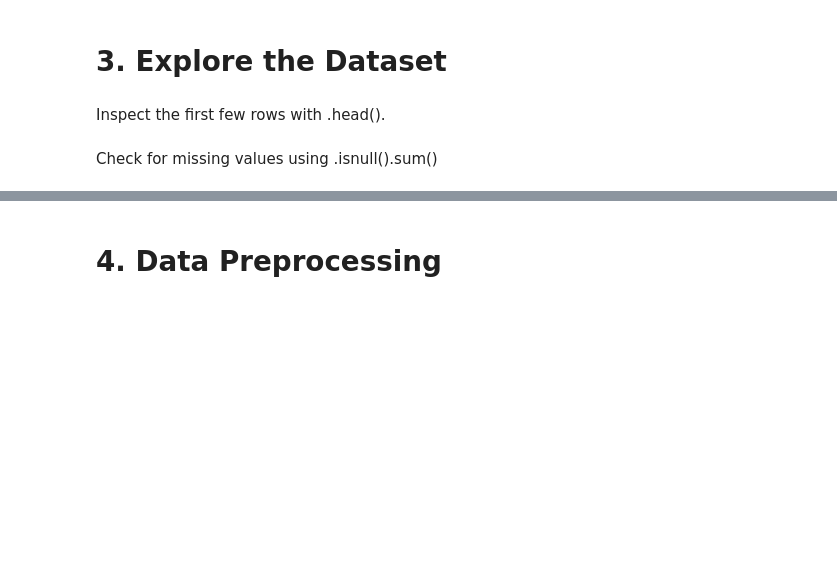
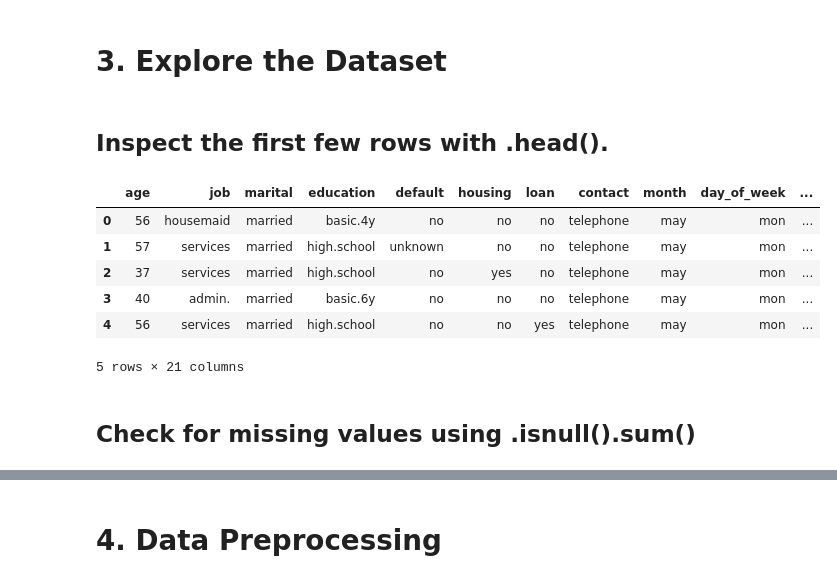
Before and after one commit to vihanga-induwara/Bank-Marketing, a Jupyter notebook: CM2604.ipynb, the cells around one changed output, grey strips where cells are left out. Drawn from its saved outputs; the diff is of its cells as text; code cells hidden in the pictures; blank space fills up the shorter version.

```diff
--- a/CM2604.ipynb
+++ b/CM2604.ipynb
@@ -7,6 +12,16 @@
 # %% [markdown]
 # **3. Explore the Dataset**
 # %% [markdown]
-Inspect the first few rows with .head().
+## **Inspect the first few rows with .head().**
+# %%
+data.head()
+# %% [output]
+|  | age | job | marital | education | default | housing | loan | contact | month | day_of_week | ... |
+| 0 | 56 | housemaid | married | basic.4y | no | no | no | telephone | may | mon | ... |
+| 1 | 57 | services | married | high.school | unknown | no | no | telephone | may | mon | ... |
+| 2 | 37 | services | married | high.school | no | yes | no | telephone | may | mon | ... |
+| 3 | 40 | admin. | married | basic.6y | no | no | no | telephone | may | mon | ... |
+| 4 | 56 | services | married | high.school | no | no | yes | telephone | may | mon | ... |
+5 rows × 21 columns
 # %% [markdown]
-Check for missing values using .isnull().sum()
+## **Check for missing values using .isnull().sum()**
```
Also changed, not shown: parts of 8 cells of this notebook.
